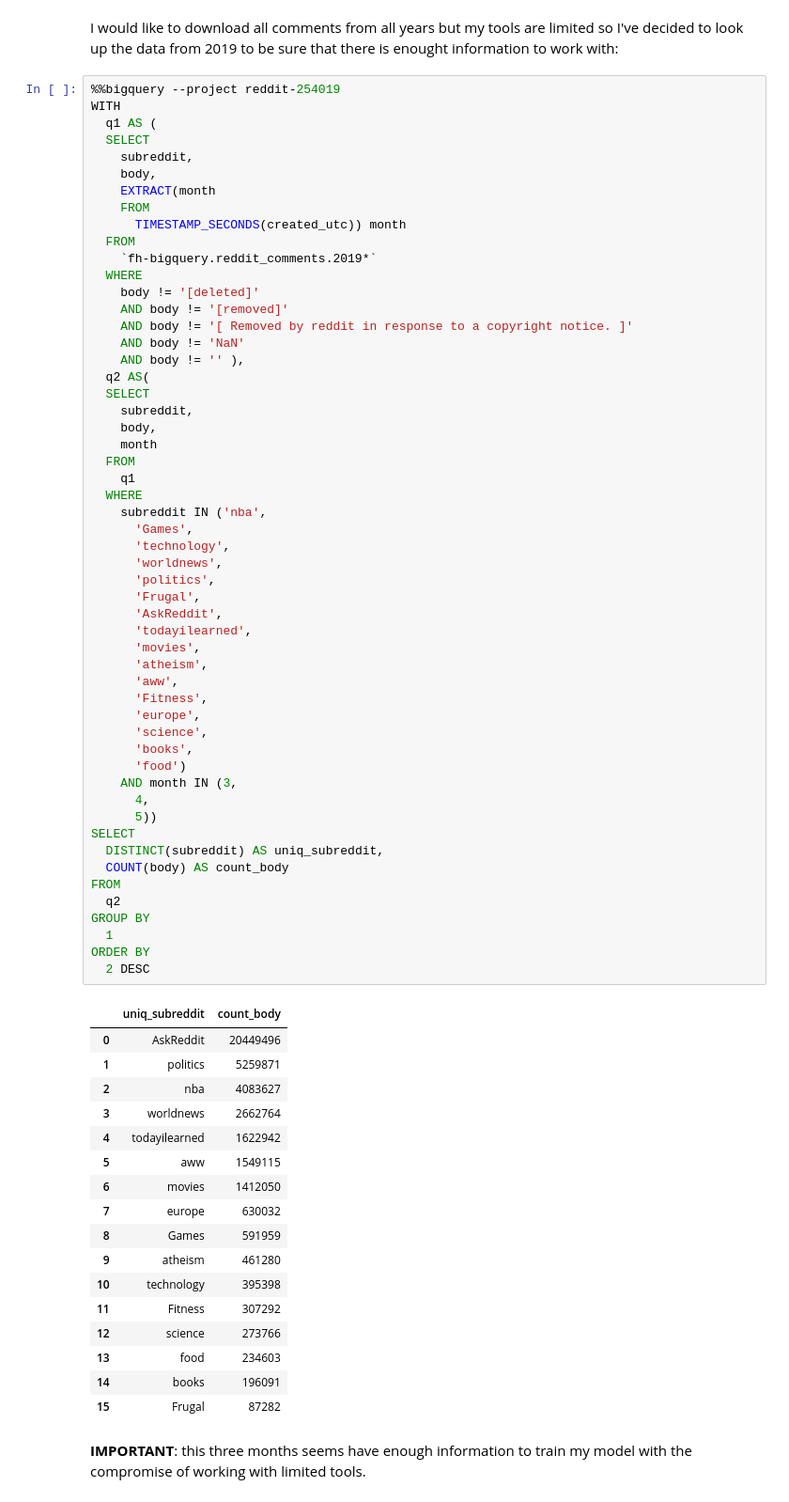
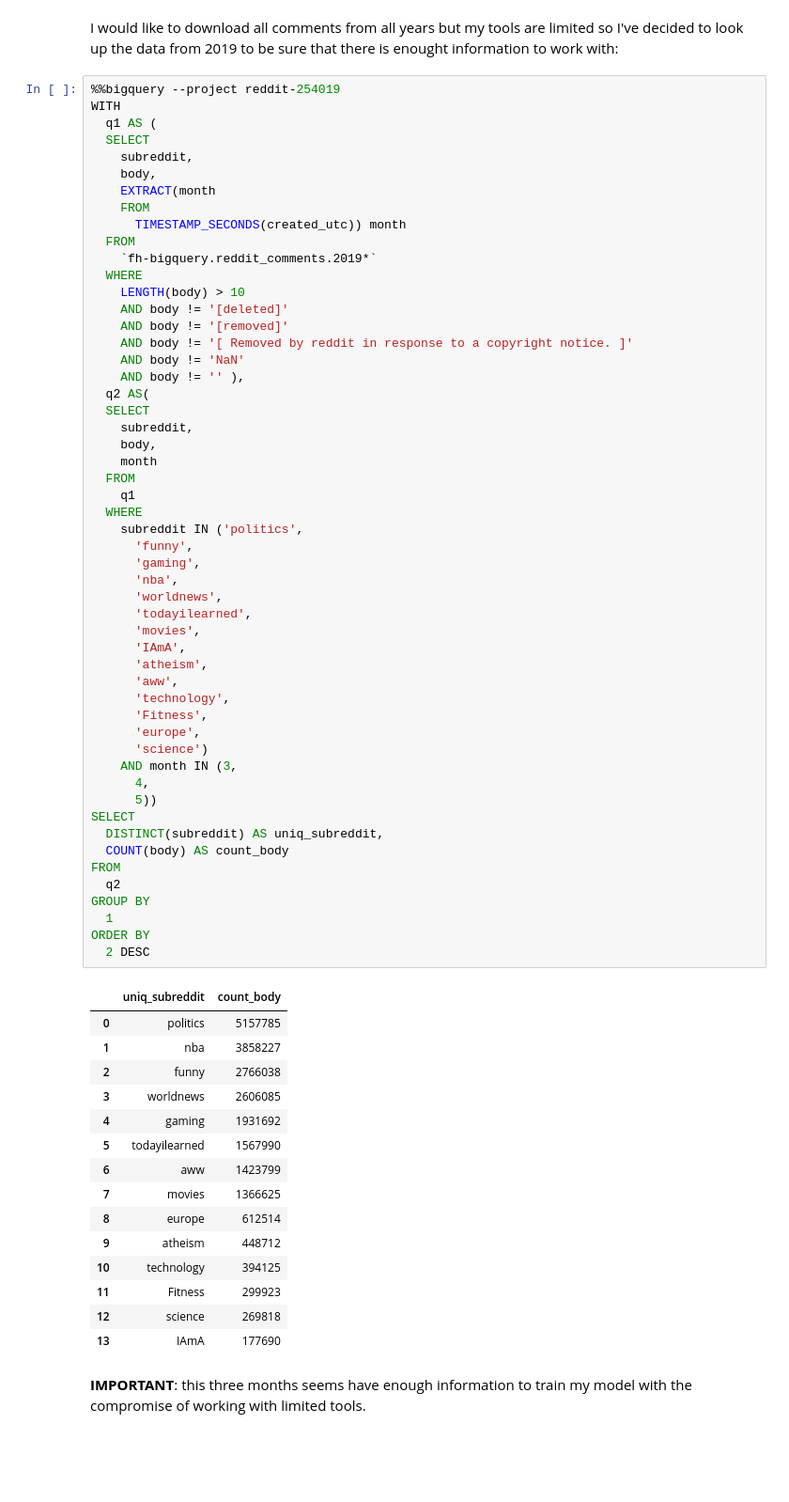
Before and after one commit to galligiuly/TFM-Which-subreddit-best-fits-my-post, a Jupyter notebook: 02_inspection/03_downloading_final_data.ipynb, the cells around one changed output. Shown at 94% size. Cells and saved outputs as stored; diff of their text form; blank space fills up the shorter version.

```diff
--- a/02_inspection/03_downloading_final_data.ipynb
+++ b/02_inspection/03_downloading_final_data.ipynb
@@ -118,65 +211,62 @@ WITH
   FROM
     `fh-bigquery.reddit_comments.2019*`
   WHERE
-    body != '[deleted]'
+    LENGTH(body) > 10
+    AND body != '[deleted]'
     AND body != '[removed]'
     AND body != '[ Removed by reddit in response to a copyright notice. ]'
     AND body != 'NaN'
     AND body != '' ),
   q2 AS(
   SELECT
     subreddit,
     body,
     month
   FROM
     q1
   WHERE
-    subreddit IN ('nba',
-      'Games',
-      'technology',
+    subreddit IN ('politics',
+      'funny',
+      'gaming',
+      'nba',
       'worldnews',
-      'politics',
-      'Frugal',
-      'AskReddit',
       'todayilearned',
       'movies',
+      'IAmA',
       'atheism',
       'aww',
+      'technology',
       'Fitness',
       'europe',
-      'science',
-      'books',
-      'food')
+      'science')
     AND month IN (3,
       4,
       5))
 SELECT
   DISTINCT(subreddit) AS uniq_subreddit,
   COUNT(body) AS count_body
 FROM
   q2
 GROUP BY
   1
 ORDER BY
   2 DESC
 # %% [output]
 |  | uniq_subreddit | count_body |
-| 0 | AskReddit | 20449496 |
-| 1 | politics | 5259871 |
-| 2 | nba | 4083627 |
-| 3 | worldnews | 2662764 |
-| 4 | todayilearned | 1622942 |
-| 5 | aww | 1549115 |
-| 6 | movies | 1412050 |
-| 7 | europe | 630032 |
-| 8 | Games | 591959 |
-| 9 | atheism | 461280 |
-| 10 | technology | 395398 |
-| 11 | Fitness | 307292 |
-| 12 | science | 273766 |
-| 13 | food | 234603 |
-| 14 | books | 196091 |
-| 15 | Frugal | 87282 |
+| 0 | politics | 5157785 |
+| 1 | nba | 3858227 |
+| 2 | funny | 2766038 |
+| 3 | worldnews | 2606085 |
+| 4 | gaming | 1931692 |
+| 5 | todayilearned | 1567990 |
+| 6 | aww | 1423799 |
+| 7 | movies | 1366625 |
+| 8 | europe | 612514 |
+| 9 | atheism | 448712 |
+| 10 | technology | 394125 |
+| 11 | Fitness | 299923 |
+| 12 | science | 269818 |
+| 13 | IAmA | 177690 |
 # %% [markdown]
 **IMPORTANT**: this three months seems have enough information to train my model with the compromise of working with limited tools.
 # %% [markdown]
```
Also changed, not shown: parts of 15 cells of this notebook, 5 other files.
